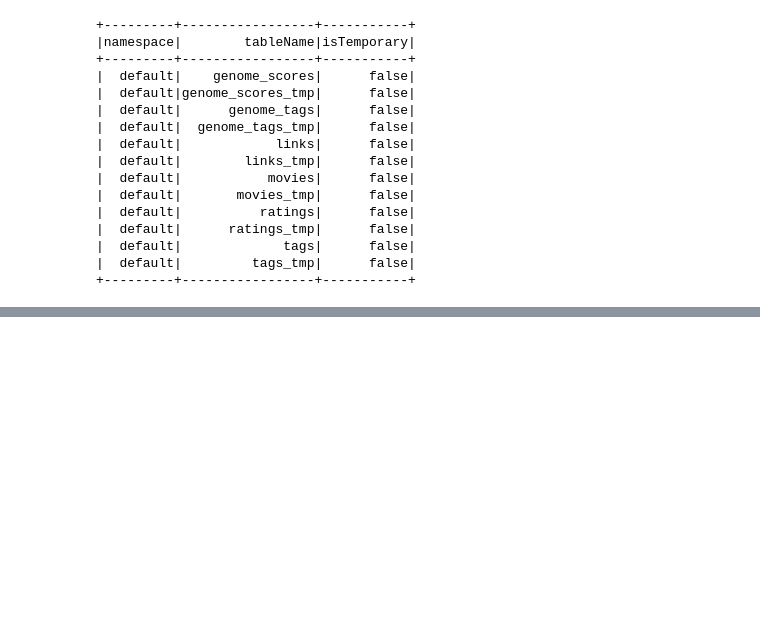
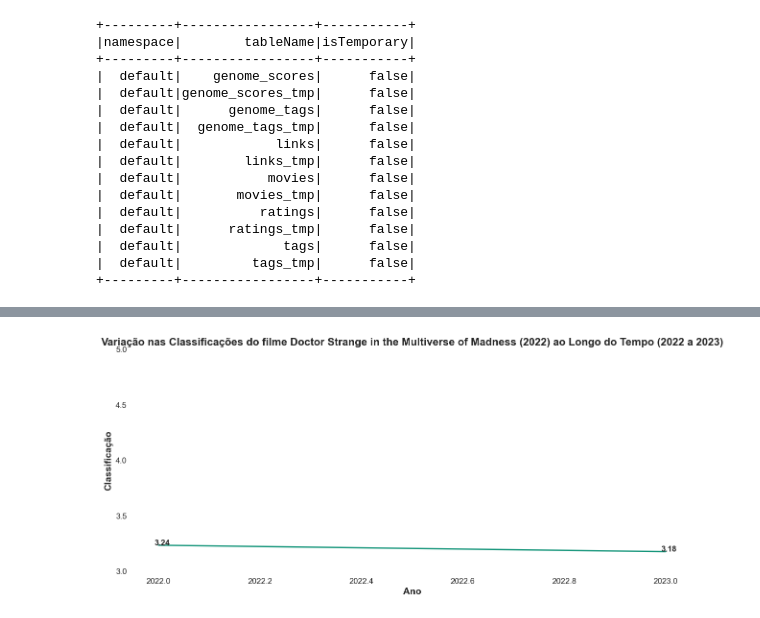
Before and after one commit to Vinicius-Luiz/movie_recommendation_pyspark, a Jupyter notebook: index_eda.ipynb, the cells around one changed output, grey strips where cells are left out. Cells and saved outputs as stored; diff of their text form; code cells hidden in the pictures; blank space fills up the shorter version.

```diff
--- a/index_eda.ipynb
+++ b/index_eda.ipynb
@@ -105,0 +521,4 @@ only showing top 10 rows
+# %%
+lineplot_rating_date_by_movieid(movieid=272525)
+# %% [output]
+[figure, added]
```
Also changed, not shown: parts of 37 cells of this notebook, 6 other files.
